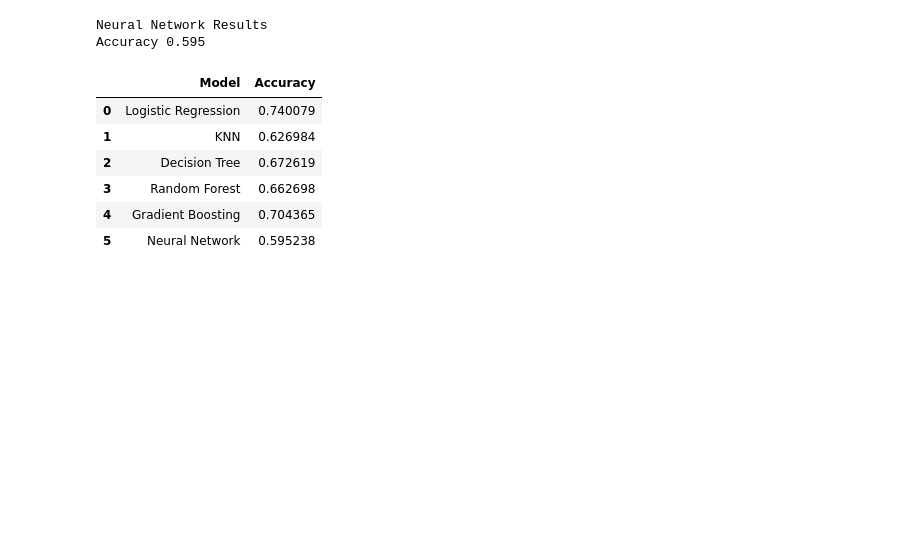
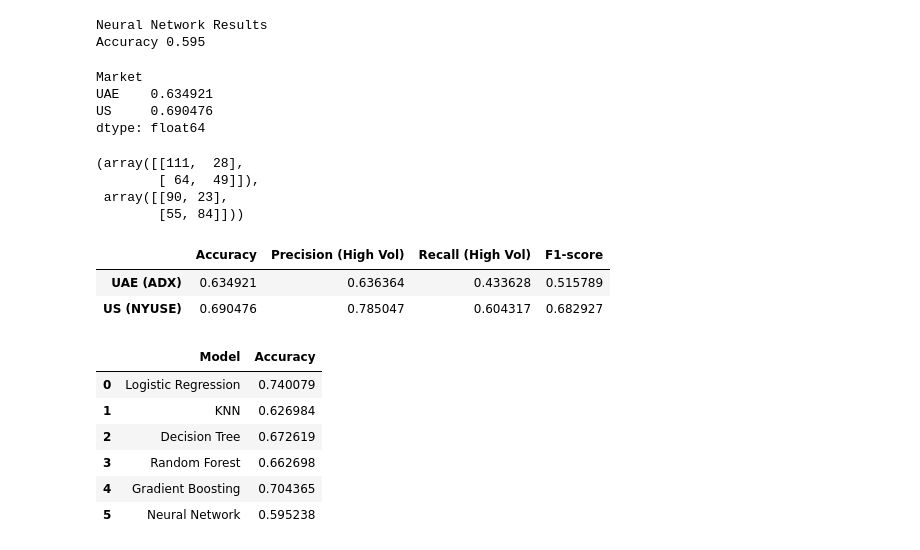
Before and after one commit to nadja2506/databootcamp_final, a Jupyter notebook: final.ipynb, the cells around one changed output. Saved outputs shown, nothing was run; the diff lists cells and outputs as text; code cells hidden in the pictures; blank space fills up the shorter version.

```diff
--- a/final.ipynb
+++ b/final.ipynb
@@ -437,6 +437,76 @@ print("Accuracy", round(test_acc, 3))
 # %% [output]
 Neural Network Results
 Accuracy 0.595
+# %%
+# Model Performance by Market (UAE vs US)
+
+# build set dataframe for evaluation by market
+test_df = full_encoded.loc[test].copy()
+test_df["y_true"] = y_test.values
+
+# using random forest
+test_df["y_pred"] = y_predrf
+
+# reconstruct market label
+test_df["Market"] = np.where(test_df["Market_US"] == 1, "US", "UAE")
+
+# compute accuracy by market
+market_accuracy = (
+    test_df
+    .groupby("Market")
+    .apply(lambda df: (df["y_pred"] == df["y_true"]).mean())
+)
+
+market_accuracy
+# %% [output]
+Market
+UAE    0.634921
+US     0.690476
+dtype: float64
+# %%
+from sklearn.metrics import confusion_matrix
+
+cm_uae = confusion_matrix(
+    test_df.loc[test_df["Market"] == "UAE", "y_true"],
+    test_df.loc[test_df["Market"] == "UAE", "y_pred"]
+)
+
+cm_us = confusion_matrix(
+    test_df.loc[test_df["Market"] == "US", "y_true"],
+    test_df.loc[test_df["Market"] == "US", "y_pred"]
+)
+
+cm_uae, cm_us
+# %% [output]
+(array([[111,  28],
+        [ 64,  49]]),
+ array([[90, 23],
+        [55, 84]]))
+# %%
+import pandas as pd
+def metrics_from_cm(cm):
+  TN, FP, FN, TP = cm.ravel()
+
+  accuracy = (TP + TN) / cm.sum()
+  precision = TP / (TP + FP) if (TP + FP) > 0 else 0
+  recall = TP / (TP + FN) if (TP + FN) > 0 else 0
+  f1 = 2 * (precision * recall) / (precision + recall) if (precision + recall) > 0 else 0
+  return [accuracy, precision, recall, f1]
+# %%
+uae_metrics = metrics_from_cm(cm_uae)
+us_metrics = metrics_from_cm(cm_us)
+
+metrics_df = pd.DataFrame(
+    [uae_metrics, us_metrics],
+    columns=["Accuracy", "Precision (High Vol)", "Recall (High Vol)", "F1-score"],
+    index=["UAE (ADX)", "US (NYUSE)"]
+)
+
+metrics_df
+# %% [output]
+|  | Accuracy | Precision (High Vol) | Recall (High Vol) | F1-score |
+| UAE (ADX) | 0.634921 | 0.636364 | 0.433628 | 0.515789 |
+| US (NYUSE) | 0.690476 | 0.785047 | 0.604317 | 0.682927 |
 # %%
 #Summary of all results obtained
 model_results = pd.DataFrame({
```
